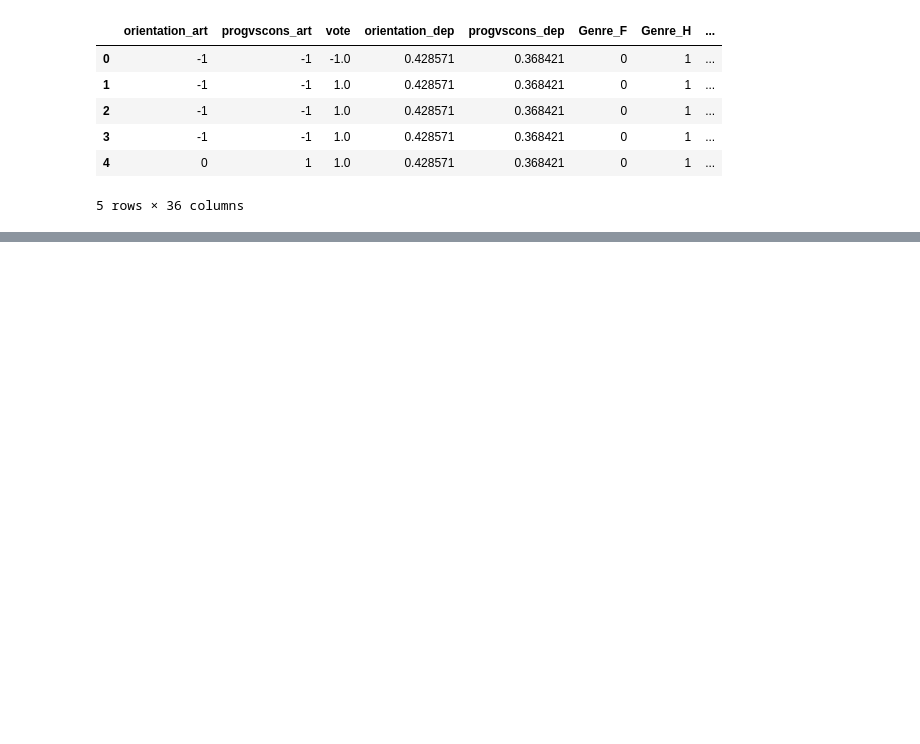
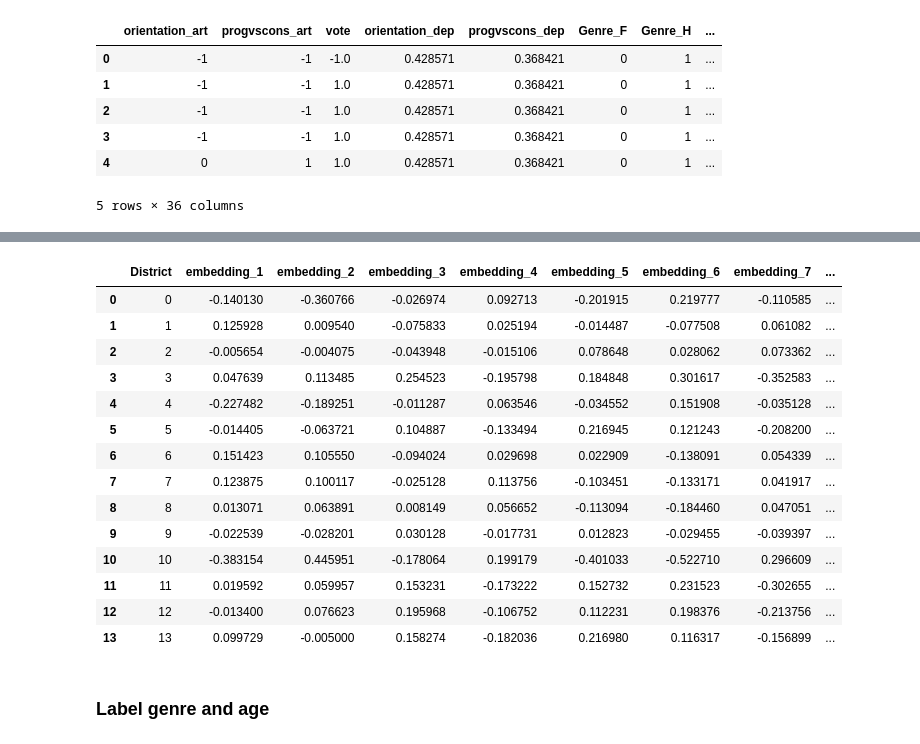
Before and after one commit to blanchemarion/project2_vote_pred, a Jupyter notebook: Code/new_data_processing.ipynb, the cells around one changed output, grey strips where cells are left out. Saved outputs shown, nothing was run; the diff lists cells and outputs as text; code cells hidden in the pictures; blank space fills up the shorter version.

Commit message:
Embedding

```diff
--- a/Code/new_data_processing.ipynb
+++ b/Code/new_data_processing.ipynb
@@ -219,0 +300,2 @@ prepared_df.to_csv('dataSetForML.csv')
+# %%
+cat_df['vote'] = merged_df['vote']
@@ -219,0 +365,3 @@ prepared_df.to_csv('dataSetForML.csv')
+# %%
+cats_district = cat_df['District'].astype('category').cat.categories
+cat_df['District'] = cat_df['District'].astype('category').cat.codes
@@ -219,0 +384,14 @@ prepared_df.to_csv('dataSetForML.csv')
+# %%
+#Jeremy Howard suggests the following solution for choosing embedding sizes:
+#embedding_size = min(50, m+1/ 2)
+#District embedding size is 14
+#Âge embedding size is 4
+embedding_size_group = 8
+model = models.Sequential()
+model.add(Embedding(input_dim = 14, output_dim = embedding_size_group, input_length = 1, name="embedding_district"))
+model.add(Flatten())
+model.add(Dense(50, activation="relu"))
+model.add(Dense(15, activation="relu"))
+model.add(Dense(1))
+model.compile(loss = "mse", optimizer = "adam", metrics=["accuracy"])
+model.fit(x = cat_df['District'].to_numpy(), y=cat_df['vote'].to_numpy() , epochs = 50, batch_size = 4)
@@ -219,0 +417,4 @@ prepared_df.to_csv('dataSetForML.csv')
+# %%
+layer_d = model.get_layer('embedding_district')
+district_embeddings_df = layer_d.get_weights()
+district_embeddings_df
@@ -219,0 +439,23 @@ prepared_df.to_csv('dataSetForML.csv')
+# %%
+district_embeddings_df = pd.DataFrame(district_embeddings_df[0])
+district_embeddings_df = district_embeddings_df.reset_index()
+district_embeddings_df.columns = ['District', 'embedding_1', 'embedding_2', 'embedding_3', 'embedding_4', 'embedding_5', 'embedding_6', 'embedding_7', 'embedding_8']
+district_embeddings_df
+# %% [output]
+|  | District | embedding_1 | embedding_2 | embedding_3 | embedding_4 | embedding_5 | embedding_6 | embedding_7 | ... |
+| 0 | 0 | -0.140130 | -0.360766 | -0.026974 | 0.092713 | -0.201915 | 0.219777 | -0.110585 | ... |
+| 1 | 1 | 0.125928 | 0.009540 | -0.075833 | 0.025194 | -0.014487 | -0.077508 | 0.061082 | ... |
+| 2 | 2 | -0.005654 | -0.004075 | -0.043948 | -0.015106 | 0.078648 | 0.028062 | 0.073362 | ... |
+| 3 | 3 | 0.047639 | 0.113485 | 0.254523 | -0.195798 | 0.184848 | 0.301617 | -0.352583 | ... |
+| 4 | 4 | -0.227482 | -0.189251 | -0.011287 | 0.063546 | -0.034552 | 0.151908 | -0.035128 | ... |
+| 5 | 5 | -0.014405 | -0.063721 | 0.104887 | -0.133494 | 0.216945 | 0.121243 | -0.208200 | ... |
+| 6 | 6 | 0.151423 | 0.105550 | -0.094024 | 0.029698 | 0.022909 | -0.138091 | 0.054339 | ... |
+| 7 | 7 | 0.123875 | 0.100117 | -0.025128 | 0.113756 | -0.103451 | -0.133171 | 0.041917 | ... |
+| 8 | 8 | 0.013071 | 0.063891 | 0.008149 | 0.056652 | -0.113094 | -0.184460 | 0.047051 | ... |
+| 9 | 9 | -0.022539 | -0.028201 | 0.030128 | -0.017731 | 0.012823 | -0.029455 | -0.039397 | ... |
+| 10 | 10 | -0.383154 | 0.445951 | -0.178064 | 0.199179 | -0.401033 | -0.522710 | 0.296609 | ... |
+| 11 | 11 | 0.019592 | 0.059957 | 0.153231 | -0.173222 | 0.152732 | 0.231523 | -0.302655 | ... |
+| 12 | 12 | -0.013400 | 0.076623 | 0.195968 | -0.106752 | 0.112231 | 0.198376 | -0.213756 | ... |
+| 13 | 13 | 0.099729 | -0.005000 | 0.158274 | -0.182036 | 0.216980 | 0.116317 | -0.156899 | ... |
+# %% [markdown]
+### Label genre and age
```
Also changed, not shown: parts of 42 cells of this notebook, 8 other files.
